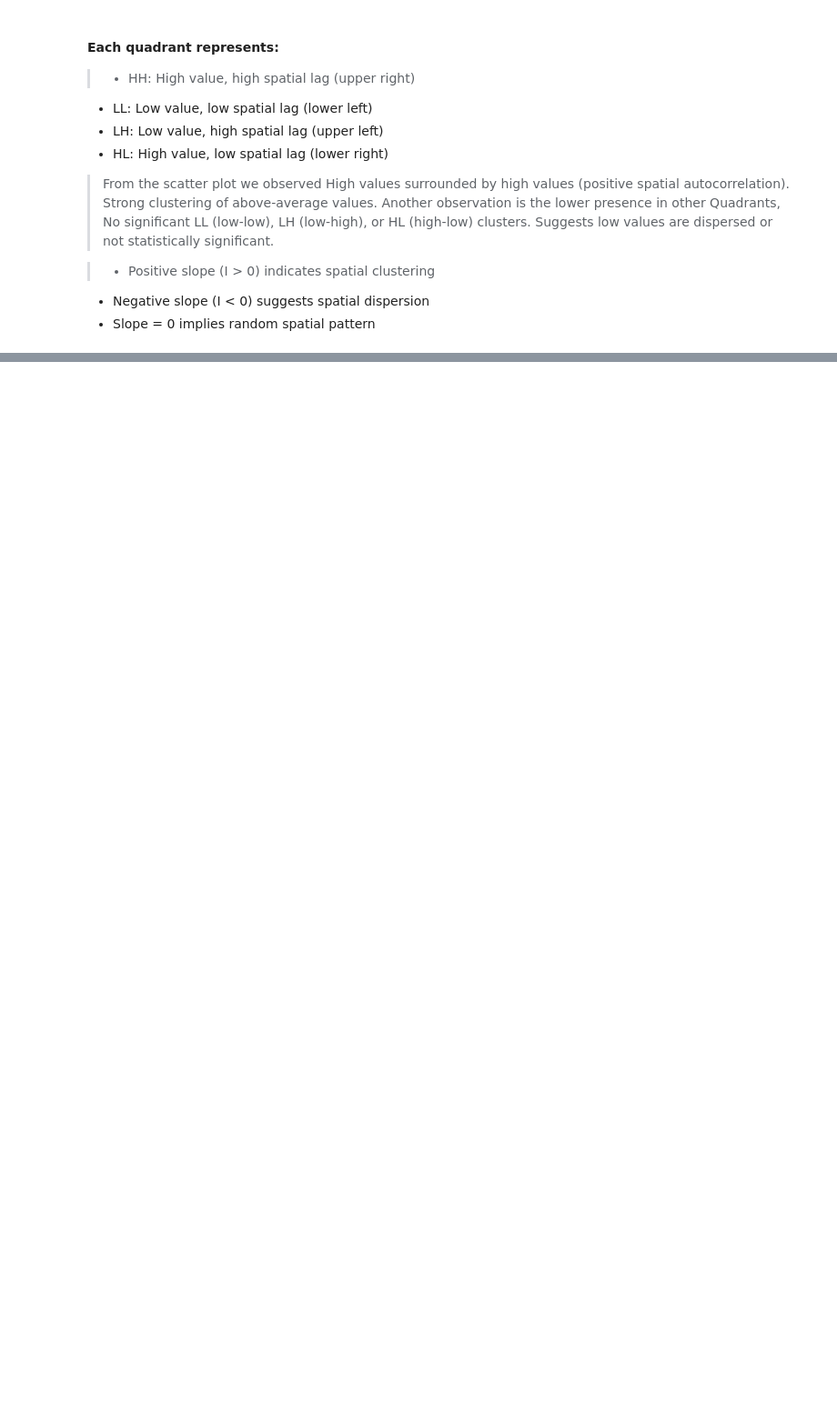
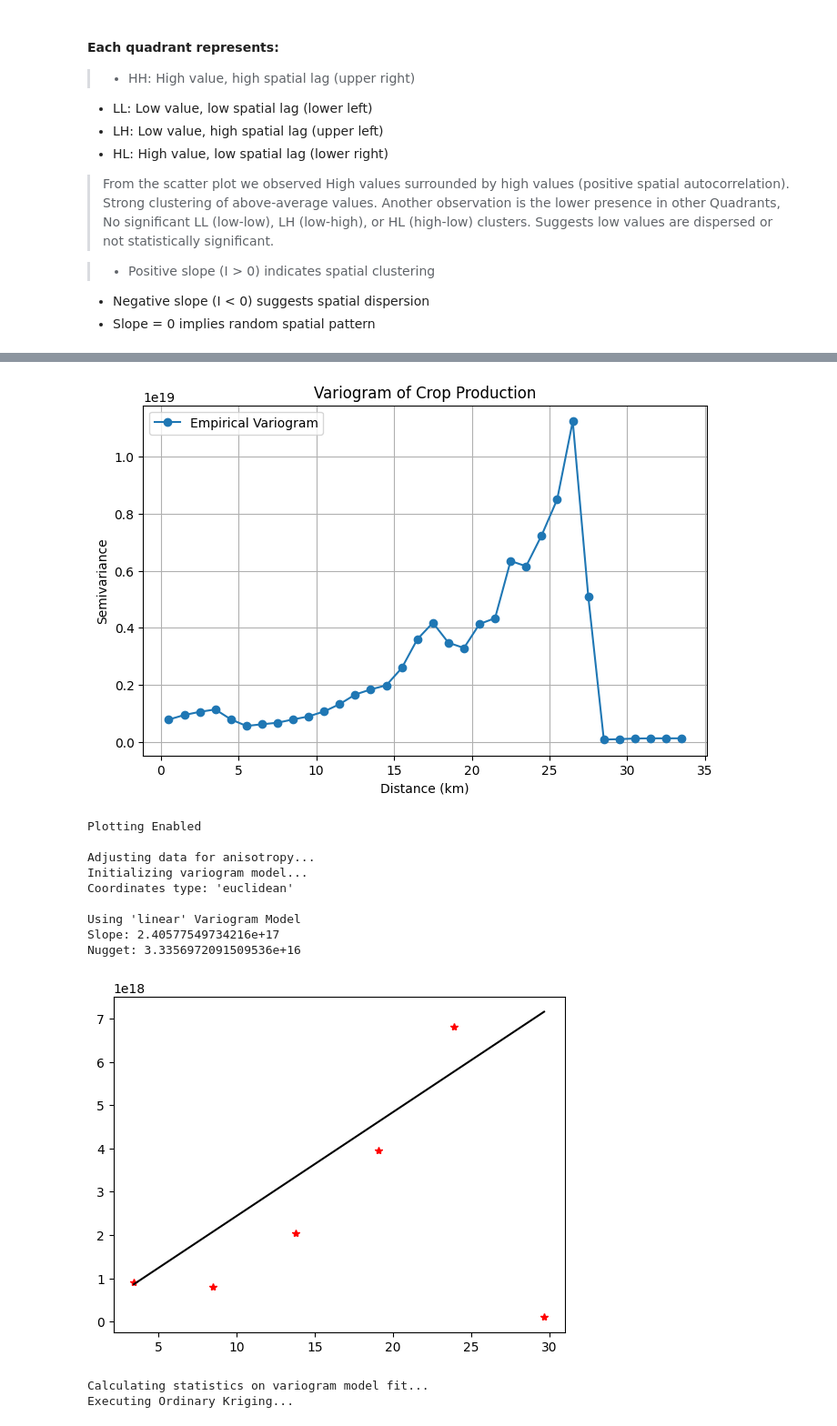
Before and after one commit to MLTesla/IndiaCropProductionEDA, a Jupyter notebook: Report.ipynb, the cells around one changed output, grey strips where cells are left out. Shown at 91% size. Cells and saved outputs as stored; diff of their text form; code cells hidden in the pictures; blank space fills up the shorter version.

```diff
--- a/Report.ipynb
+++ b/Report.ipynb
@@ -738,0 +898,76 @@ from esda.moran import Moran_Local
+# %%
+# do pip install pykrige before this part
+from pykrige.ok import OrdinaryKriging
+from pykrige.variogram_models import spherical_variogram_model
+from sklearn.metrics import pairwise_distances
+
+# Extract coordinates and production values
+coords = np.array([(point.x, point.y) for point in merged_data['centroid']])
+values = merged_data['Production'].fillna(0).values
+
+# for variogram
+# Compute pairwise distances
+dists = pairwise_distances(coords)
+
+# Compute empirical semivariances
+semivariances = []
+lag_distances = []
+step = 1  # km or appropriate unit
+max_dist = 50
+
+for h in np.arange(0, max_dist, step):
+    mask = (dists >= h) & (dists < h + step)
+    if np.any(mask):
+        semivariance = 0.5 * np.mean((values[:, None] - values[None, :])[mask]**2)
+        semivariances.append(semivariance)
+        lag_distances.append(h + step / 2)
+
+# Plot the empirical variogram
+plt.figure(figsize=(8, 5))
+plt.plot(lag_distances, semivariances, 'o-', label='Empirical Variogram')
+plt.xlabel('Distance (km)')
+plt.ylabel('Semivariance')
+plt.title('Variogram of Crop Production')
+plt.grid(True)
+plt.legend()
+plt.show()
+
+
+# Create a grid for kriging
+grid_x = np.linspace(coords[:, 0].min(), coords[:, 0].max(), 100)
+grid_y = np.linspace(coords[:, 1].min(), coords[:, 1].max(), 100)
+
+# Perform ordinary kriging
+OK = OrdinaryKriging(
+    coords[:, 0], coords[:, 1], values,
+    variogram_model='linear',  # You can also use 'exponential', 'gaussian', etc.
+    verbose=True,
+    enable_plotting=True
+)
+
+# Interpolate the grid
+z, ss = OK.execute('grid', grid_x, grid_y)
+
+# Plot the kriged result
+plt.figure(figsize=(10, 8))
+plt.contourf(grid_x, grid_y, z, cmap='viridis')
+plt.colorbar(label='Production')
+plt.scatter(coords[:, 0], coords[:, 1], c=values, cmap='viridis', edgecolor='k', s=50)
+plt.title('Kriging Interpolation of Production')
+plt.xlabel('Longitude')
+plt.ylabel('Latitude')
+plt.show()
+# %% [output]
+[figure, added]
+Plotting Enabled
+
+Adjusting data for anisotropy...
+Initializing variogram model...
+Coordinates type: 'euclidean'
+
+Using 'linear' Variogram Model
+Slope: 2.40577549734216e+17
+Nugget: 3.3356972091509536e+16
+[figure, added]
+Calculating statistics on variogram model fit...
+Executing Ordinary Kriging...
```
Also changed, not shown: parts of 12 cells of this notebook.
